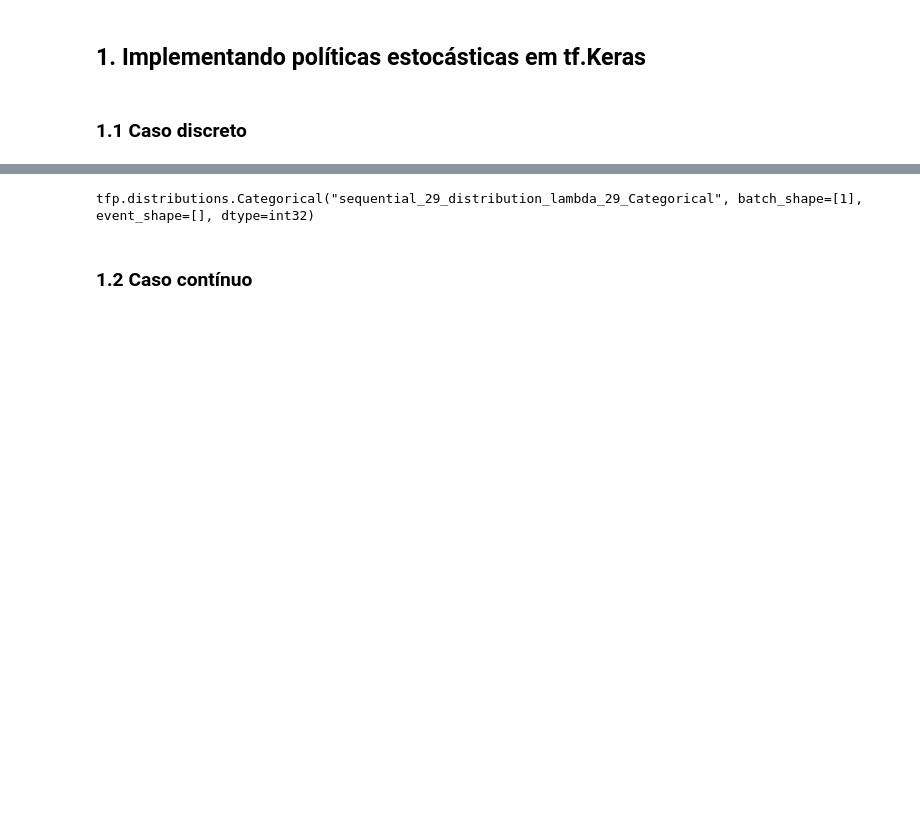
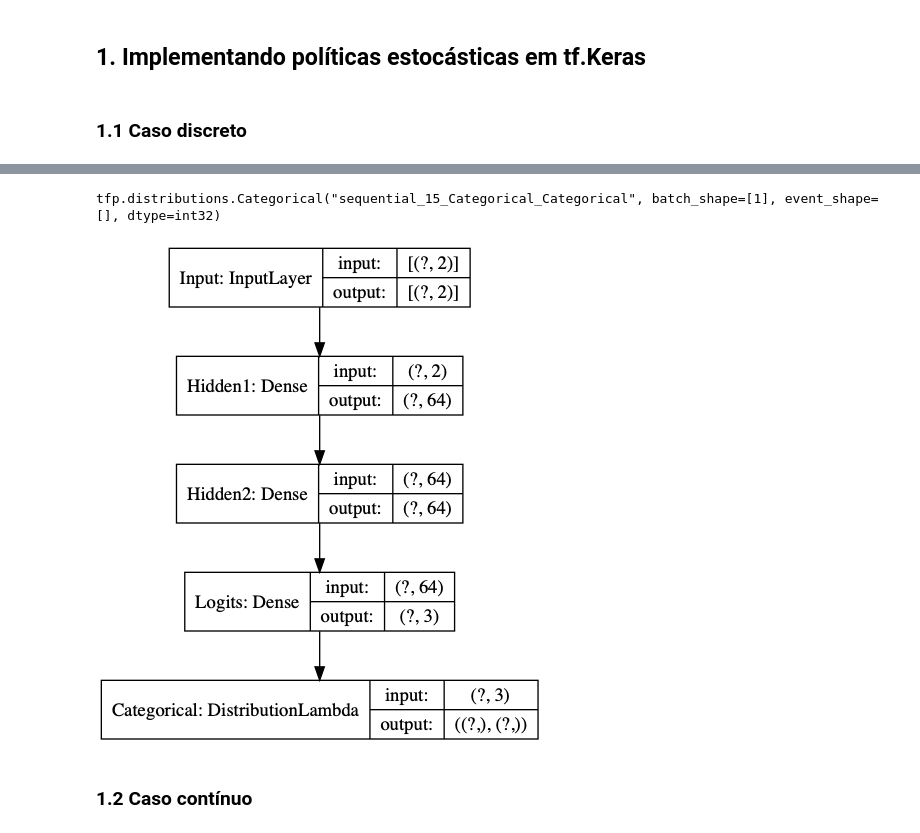
Before and after one commit to 0xangelo/curso-verao-rl-ime-2020, a Jupyter notebook: notebooks/Aula-2/Aula 2 - Parte Prática - Policy Gradients.ipynb, the cells around one changed output, grey strips where cells are left out. Saved outputs shown, nothing was run; the diff lists cells and outputs as text; code cells hidden in the pictures; blank space fills up the shorter version.

Commit message:
refactor(aula2): simply policy creation
Signed-off-by: Ângelo Lovatto <angelolovatto@gmail.com>

```diff
--- a/notebooks/Aula-2/Aula 2 - Parte Prática - Policy Gradients.ipynb
+++ b/notebooks/Aula-2/Aula 2 - Parte Prática - Policy Gradients.ipynb
@@ -72,19 +72,19 @@ tf.Tensor(
 # %%
 def build_discrete_policy(obs_space, action_space, hidden_layers, activation):
+    Input = tf.keras.Input
     Dense = tf.keras.layers.Dense
     DistributionLambda = tfp.layers.DistributionLambda
     Categorical = tfd.Categorical
 
     policy_net_layers = []
 
+    policy_net_layers.append(Input(shape=obs_space.shape, name="Input"))
+
     for i, units in enumerate(hidden_layers):
-        if i == 0:
-            policy_net_layers.append(Dense(units=units, activation=activation, input_shape=obs_space.shape))
-        else:
-            policy_net_layers.append(Dense(units=units, activation=activation))
+        policy_net_layers.append(Dense(units=units, activation=activation, name=f"Hidden{i+1}"))
 
-    policy_net_layers.append(Dense(units=action_space.n))
-    policy_net_layers.append(DistributionLambda(lambda t: Categorical(logits=t)))
+    policy_net_layers.append(Dense(units=action_space.n, name="Logits"))
+    policy_net_layers.append(DistributionLambda(lambda t: Categorical(logits=t), name="Categorical"))
 
     return tf.keras.Sequential(policy_net_layers)
 # %%
@@ -103,7 +103,11 @@ print(action_dist)
 action = action_dist.sample().numpy()
 assert action[0] in env.action_space
 # %% [output]
-tfp.distributions.Categorical("sequential_29_distribution_lambda_29_Categorical", batch_shape=[1], event_shape=[], dtype=int32)
+tfp.distributions.Categorical("sequential_15_Categorical_Categorical", batch_shape=[1], event_shape=[], dtype=int32)
+# %%
+tf.keras.utils.plot_model(policy, show_shapes=True)
+# %% [output]
+[figure, added]
 # %% [markdown]
 ### 1.2 Caso contínuo
 # %%
```
Also changed, not shown: parts of 9 cells of this notebook.
